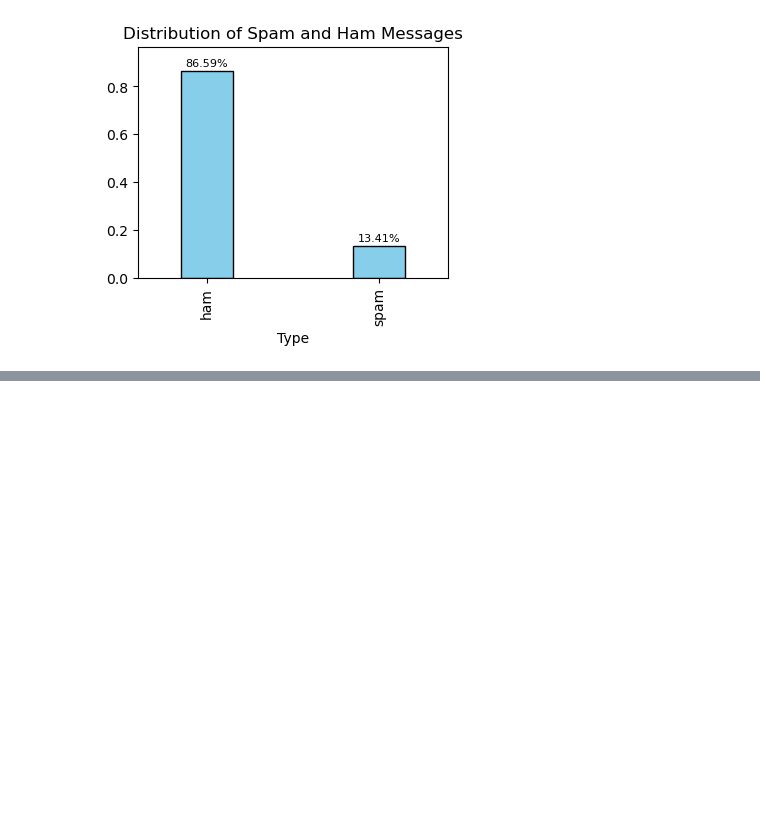
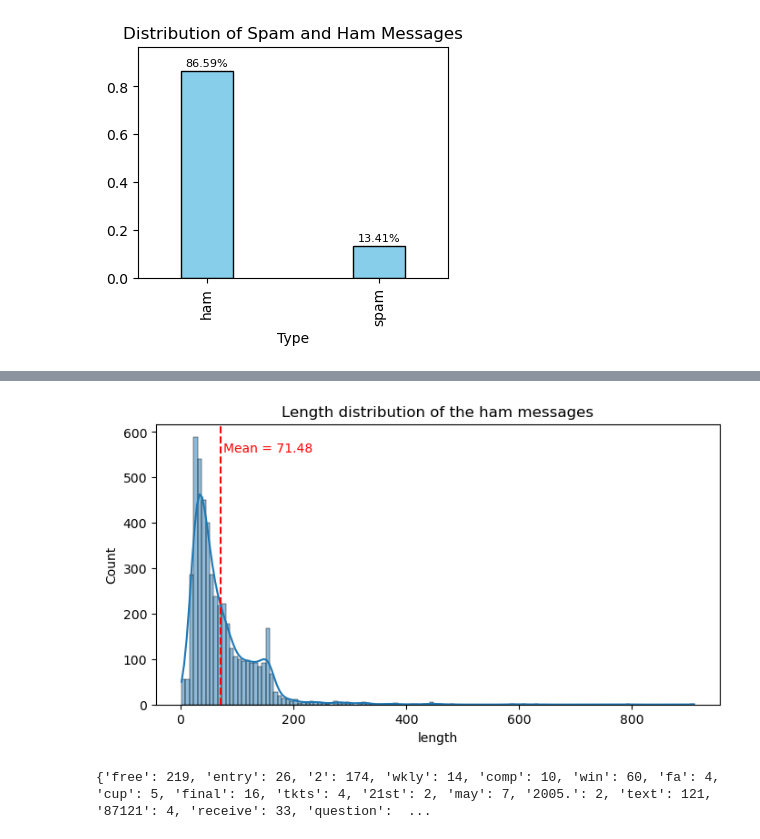
Before and after one commit to Miguel9Angel/SMS_spam_detector, a Jupyter notebook: classification_spam.ipynb, the cells around one changed output, grey strips where cells are left out. Saved outputs shown, nothing was run; the diff lists cells and outputs as text; code cells hidden in the pictures; blank space fills up the shorter version.

```diff
--- a/classification_spam.ipynb
+++ b/classification_spam.ipynb
@@ -116,0 +111,10 @@ Text(0.5, 1.0, 'Length distribution of the spam messages')
+# %%
+mean_length = df_message_length[df_message_length['type'] == 'ham']['length'].mean()
+plt.figure(figsize=(8,4))
+sns.histplot(df_message_length[df_message_length['type']=='ham']['length'], kde=True)
+plt.axvline(mean_length, color='red', linestyle='--', label='Mean Spam Length')
+plt.text(mean_length + 4, plt.ylim()[1]*0.9, f'Mean = {mean_length:.2f}', color='red')
+plt.title('Length distribution of the ham messages')
+plt.show()
+# %% [output]
+[figure, added]
@@ -116,0 +124,28 @@ Text(0.5, 1.0, 'Length distribution of the spam messages')
+# %%
+# tokens = word_tokenize(df['message'][0])
+
+def counter_words(df, msg_type):
+    '''
+    Parameters
+    . df: DataFrame with columns 'type' and 'message'
+    . type: str, 'spam' or 'ham'
+    Returns
+    . dictionaty with the words anthe frecuency of the words
+    '''
+    messages = df[df['type'] == msg_type]['message']
+    stop_words = set(stopwords.words('english'))
+    counted_words = {}
+
+    for message in messages:
+        tokens = word_tokenize(message.lower())
+        for j in tokens:
+            if j not in stop_words:
+                counted_words[j] = counted_words.get(j, 0) + 1
+
+    return counted_words
+
+spam_words = counter_words(df, 'spam')
+ham_words = counter_words(df, 'ham')
+print(spam_words)
+# %% [output]
+{'free': 219, 'entry': 26, '2': 174, 'wkly': 14, 'comp': 10, 'win': 60, 'fa': 4, 'cup': 5, 'final': 16, 'tkts': 4, '21st': 2, 'may': 7, '2005.': 2, 'text': 121, '87121': 4, 'receive': 33, 'question':  ...
```
Also changed, not shown: parts of 6 cells of this notebook.
